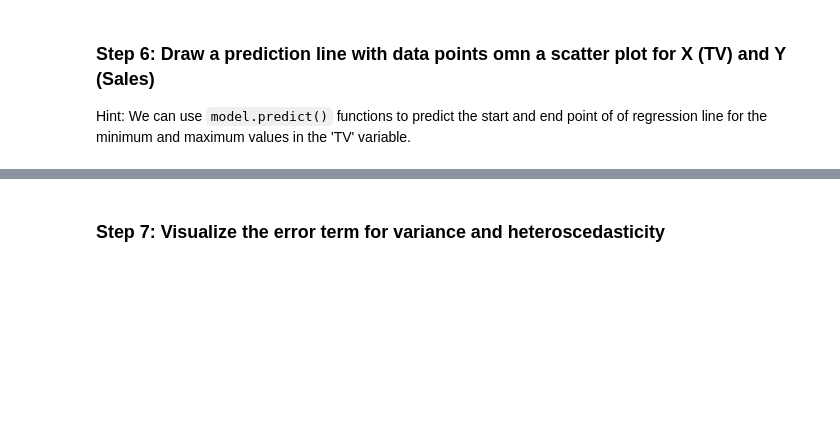
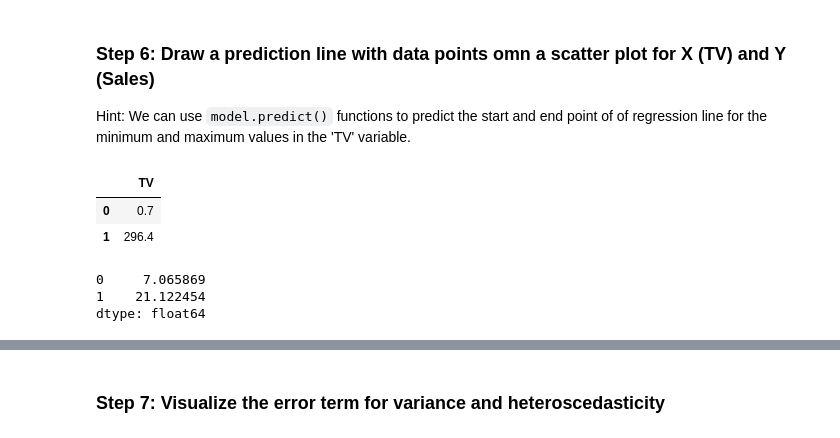
Before and after one commit to kayschulz/dsc-01-10-13-regression-statsmodels-lab-seattle-ds-career-040119, a Jupyter notebook: index.ipynb, the cells around one changed output, grey strips where cells are left out. Cells and saved outputs as stored; diff of their text form; code cells hidden in the pictures; blank space fills up the shorter version.

```diff
--- a/index.ipynb
+++ b/index.ipynb
@@ -167,10 +167,20 @@ Hint: We can use `model.predict()` functions to predict the start and end point
 # %%
 # create a DataFrame with the minimum and maximum values of TV
 tv_min_max_df = pd.DataFrame({
                 'TV': [adverts_df['TV'].min(), adverts_df['TV'].max()],
 })
+tv_min_max_df
+# %% [output]
+|  | TV |
+| 0 | 0.7 |
+| 1 | 296.4 |
 # %%
 # make predictions for those x values and store them
 predictions = model.predict(tv_min_max_df)
+predictions
+# %% [output]
+0     7.065869
+1    21.122454
+dtype: float64
 # %%
 # first, plot the observed data and the least squares line
```
Also changed, not shown: parts of 2 cells of this notebook.
